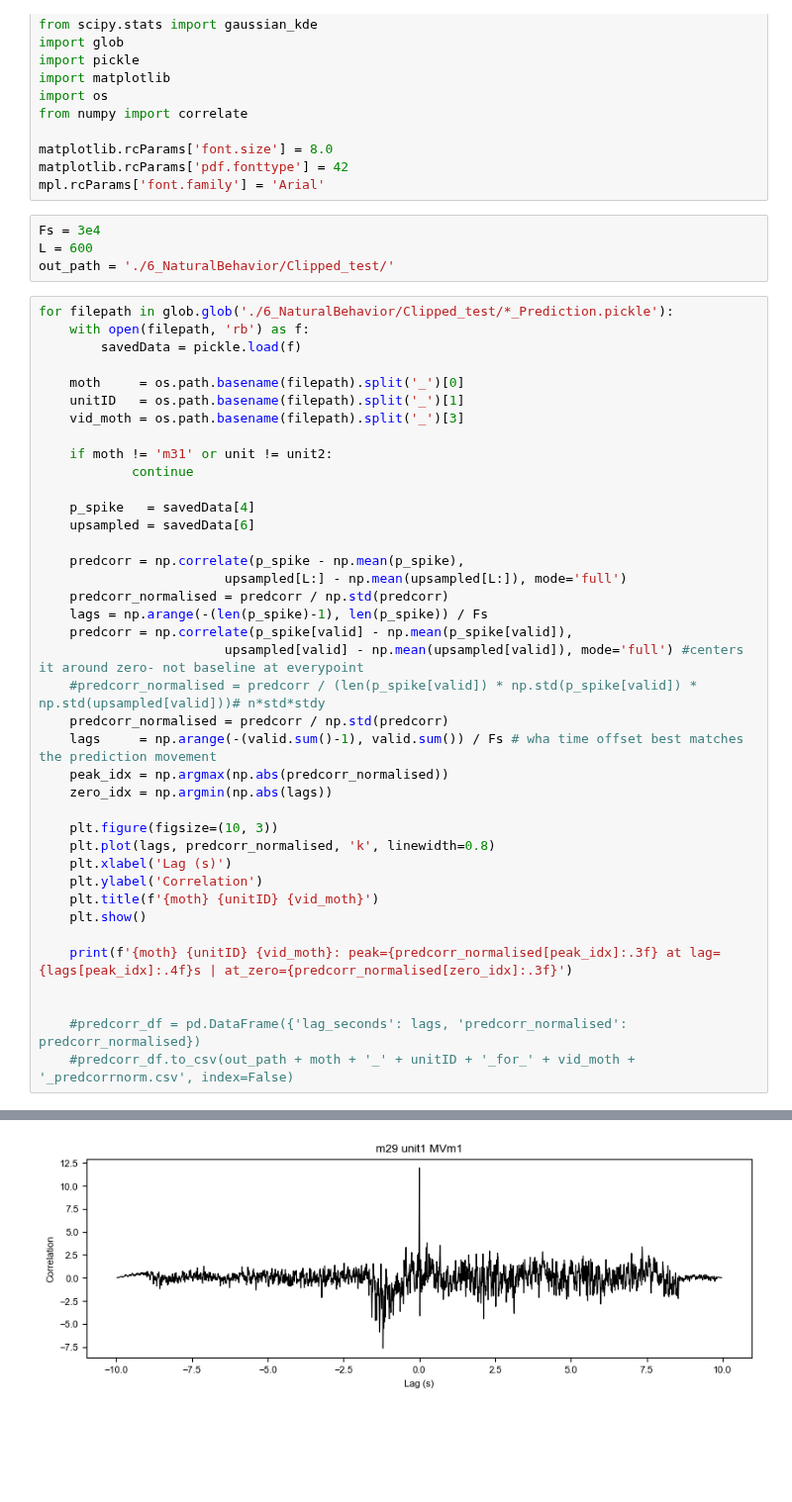
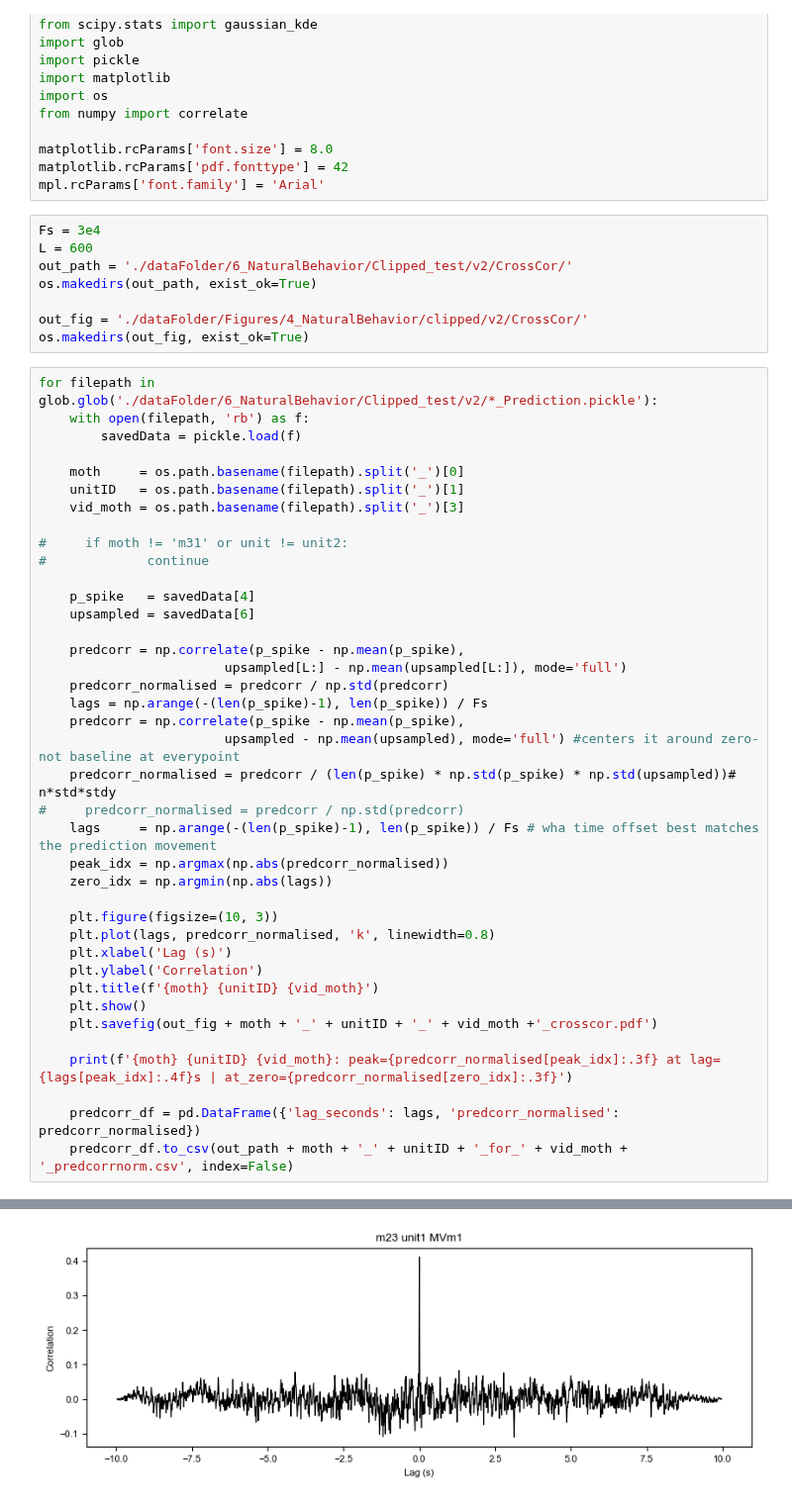
Before and after one commit to MeghnaAnand5/PiliferEphysAnalysis, a Jupyter notebook: 4d_CrossCorrelation.ipynb, the cells around one changed output, grey strips where cells are left out. Shown at 99% size. Cells and saved outputs as stored; diff of their text form; blank space fills up the shorter version.

```diff
--- a/4d_CrossCorrelation.ipynb
+++ b/4d_CrossCorrelation.ipynb
@@ -17,9 +17,13 @@ mpl.rcParams['font.family'] = 'Arial'
 # %%
 Fs = 3e4
 L = 600
-out_path = './6_NaturalBehavior/Clipped_test/'
+out_path = './dataFolder/6_NaturalBehavior/Clipped_test/v2/CrossCor/'
+os.makedirs(out_path, exist_ok=True)
+
+out_fig = './dataFolder/Figures/4_NaturalBehavior/clipped/v2/CrossCor/'
+os.makedirs(out_fig, exist_ok=True)
 # %%
-for filepath in glob.glob('./6_NaturalBehavior/Clipped_test/*_Prediction.pickle'):
+for filepath in glob.glob('./dataFolder/6_NaturalBehavior/Clipped_test/v2/*_Prediction.pickle'):
     with open(filepath, 'rb') as f:
         savedData = pickle.load(f)
 
@@ -27,8 +31,8 @@ for filepath in glob.glob('./6_NaturalBehavior/Clipped_test/*_Prediction.pickle'
     unitID   = os.path.basename(filepath).split('_')[1]
     vid_moth = os.path.basename(filepath).split('_')[3]
 
-    if moth != 'm31' or unit != unit2:
-            continue
+#     if moth != 'm31' or unit != unit2:
+#             continue
 
     p_spike   = savedData[4]
     upsampled = savedData[6]
@@ -37,11 +41,11 @@ for filepath in glob.glob('./6_NaturalBehavior/Clipped_test/*_Prediction.pickle'
                         upsampled[L:] - np.mean(upsampled[L:]), mode='full')
     predcorr_normalised = predcorr / np.std(predcorr)
     lags = np.arange(-(len(p_spike)-1), len(p_spike)) / Fs
-    predcorr = np.correlate(p_spike[valid] - np.mean(p_spike[valid]),
-                        upsampled[valid] - np.mean(upsampled[valid]), mode='full') #centers it around zero- not baseline at everypoint
-    #predcorr_normalised = predcorr / (len(p_spike[valid]) * np.std(p_spike[valid]) * np.std(upsampled[valid]))# n*std*stdy
-    predcorr_normalised = predcorr / np.std(predcorr)
-    lags     = np.arange(-(valid.sum()-1), valid.sum()) / Fs # wha time offset best matches the prediction movement
+    predcorr = np.correlate(p_spike - np.mean(p_spike),
+                        upsampled - np.mean(upsampled), mode='full') #centers it around zero- not baseline at everypoint
+    predcorr_normalised = predcorr / (len(p_spike) * np.std(p_spike) * np.std(upsampled))# n*std*stdy
+#     predcorr_normalised = predcorr / np.std(predcorr)
+    lags     = np.arange(-(len(p_spike)-1), len(p_spike)) / Fs # wha time offset best matches the prediction movement
     peak_idx = np.argmax(np.abs(predcorr_normalised))
     zero_idx = np.argmin(np.abs(lags))
 
@@ -51,10 +55,10 @@ for filepath in glob.glob('./6_NaturalBehavior/Clipped_test/*_Prediction.pickle'
     plt.ylabel('Correlation')
     plt.title(f'{moth} {unitID} {vid_moth}')
     plt.show()
+    plt.savefig(out_fig + moth + '_' + unitID + '_' + vid_moth +'_crosscor.pdf')
 
     print(f'{moth} {unitID} {vid_moth}: peak={predcorr_normalised[peak_idx]:.3f} at lag={lags[peak_idx]:.4f}s | at_zero={predcorr_normalised[zero_idx]:.3f}')
 
-
-    #predcorr_df = pd.DataFrame({'lag_seconds': lags, 'predcorr_normalised': predcorr_normalised})
-    #predcorr_df.to_csv(out_path + moth + '_' + unitID + '_for_' + vid_moth + '_predcorrnorm.csv', index=False)
+    predcorr_df = pd.DataFrame({'lag_seconds': lags, 'predcorr_normalised': predcorr_normalised})
+    predcorr_df.to_csv(out_path + moth + '_' + unitID + '_for_' + vid_moth + '_predcorrnorm.csv', index=False)
 # %% [output]
@@ -67 +74 @@ m29 unit1 MVm14: peak=13.465 at lag=0.0004s | at_zero=13.443
-[figure, old version]
+[figure, new version]
```
Also changed, not shown: parts of 1 cell of this notebook, 5 other files.
